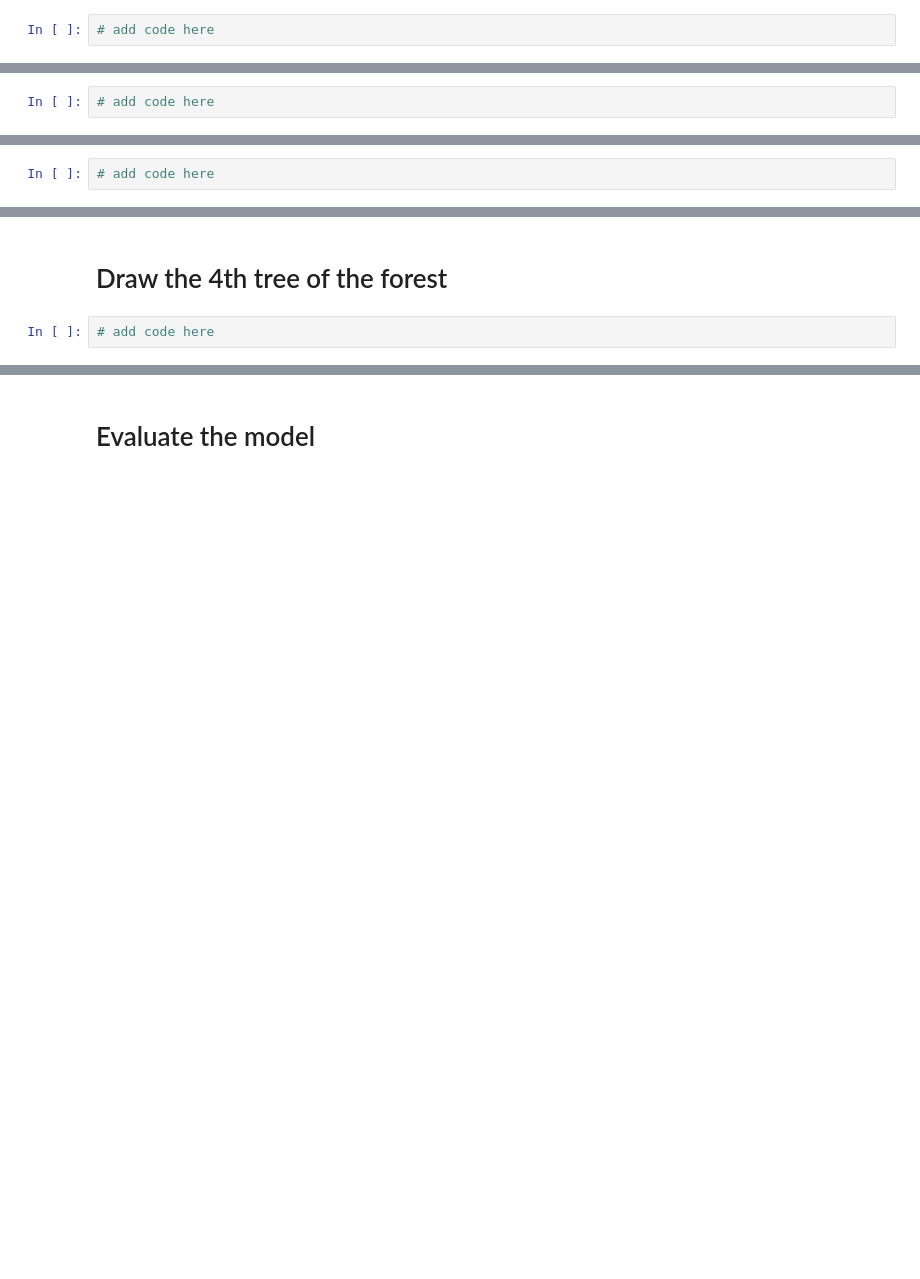
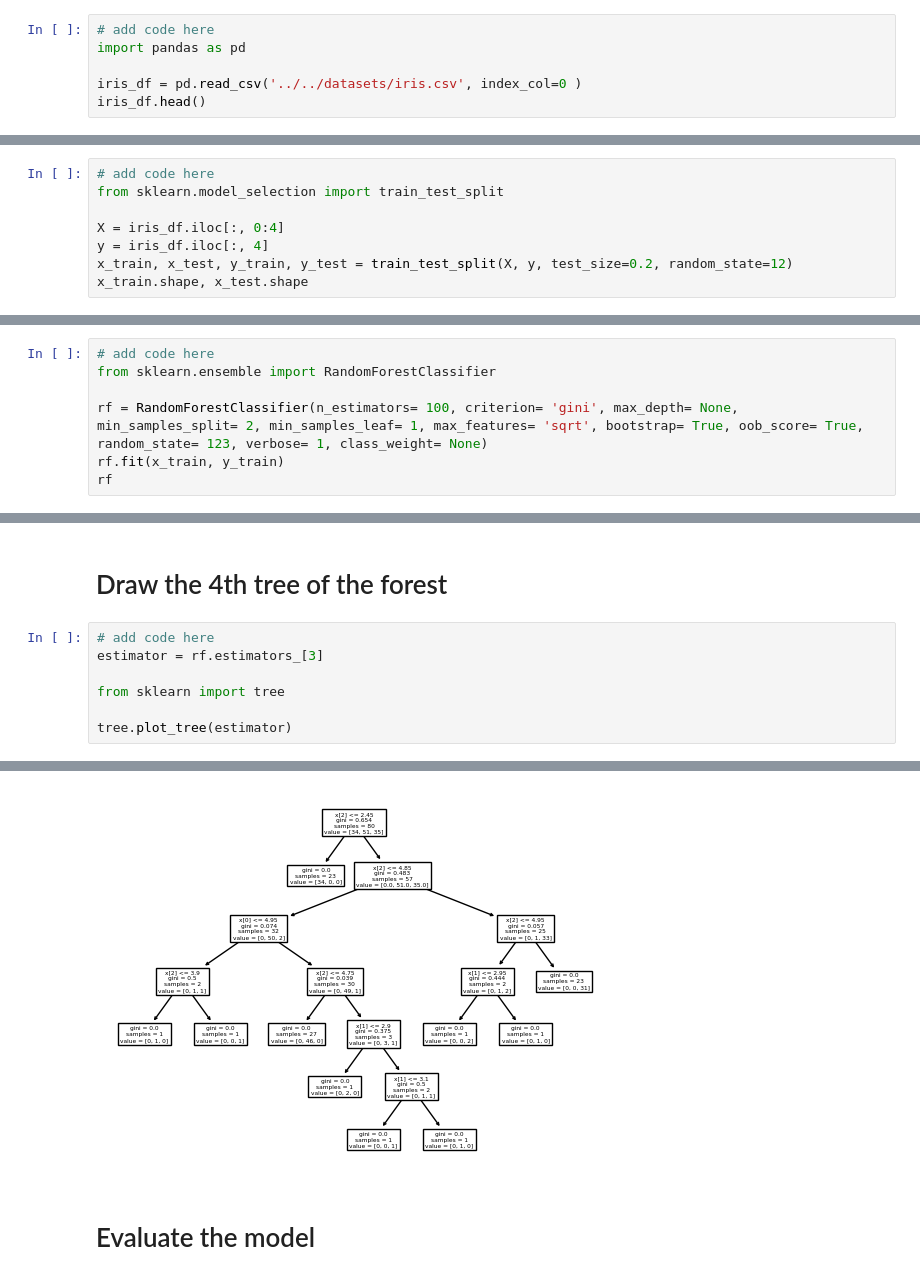
Before and after one commit to makee5/ML_ADS, a Jupyter notebook: notebooks/session_16/exercises.ipynb, the cells around one changed output, grey strips where cells are left out. Cells and saved outputs as stored; diff of their text form; blank space fills up the shorter version.

```diff
--- a/notebooks/session_16/exercises.ipynb
+++ b/notebooks/session_16/exercises.ipynb
@@ -2,3 +2,7 @@
 # Load the data
 # %%
 # add code here
+import pandas as pd
+
+iris_df = pd.read_csv('../../datasets/iris.csv', index_col=0 )
+iris_df.head()
@@ -6,3 +17,9 @@
 # Split the data into train and test
 # %%
 # add code here
+from sklearn.model_selection import train_test_split
+
+X = iris_df.iloc[:, 0:4]
+y = iris_df.iloc[:, 4]
+x_train, x_test, y_train, y_test = train_test_split(X, y, test_size=0.2, random_state=12)
+x_train.shape, x_test.shape
@@ -10,3 +29,8 @@
 # Train a Random Forest model
 # %%
 # add code here
+from sklearn.ensemble import RandomForestClassifier
+
+rf = RandomForestClassifier(n_estimators= 100, criterion= 'gini', max_depth= None, min_samples_split= 2, min_samples_leaf= 1, max_features= 'sqrt', bootstrap= True, oob_score= True, random_state= 123, verbose= 1, class_weight= None)
+rf.fit(x_train, y_train)
+rf
@@ -14,3 +42,9 @@
 # Draw the 4th tree of the forest
 # %%
 # add code here
+estimator = rf.estimators_[3]
+
+from sklearn import tree
+
+tree.plot_tree(estimator)
+# %% [output]
@@ -17,3 +70,4 @@
+[figure, added]
 # %% [markdown]
 # Evaluate the model
 # %%
```
Also changed, not shown: parts of 7 cells of this notebook, 5 other files.
